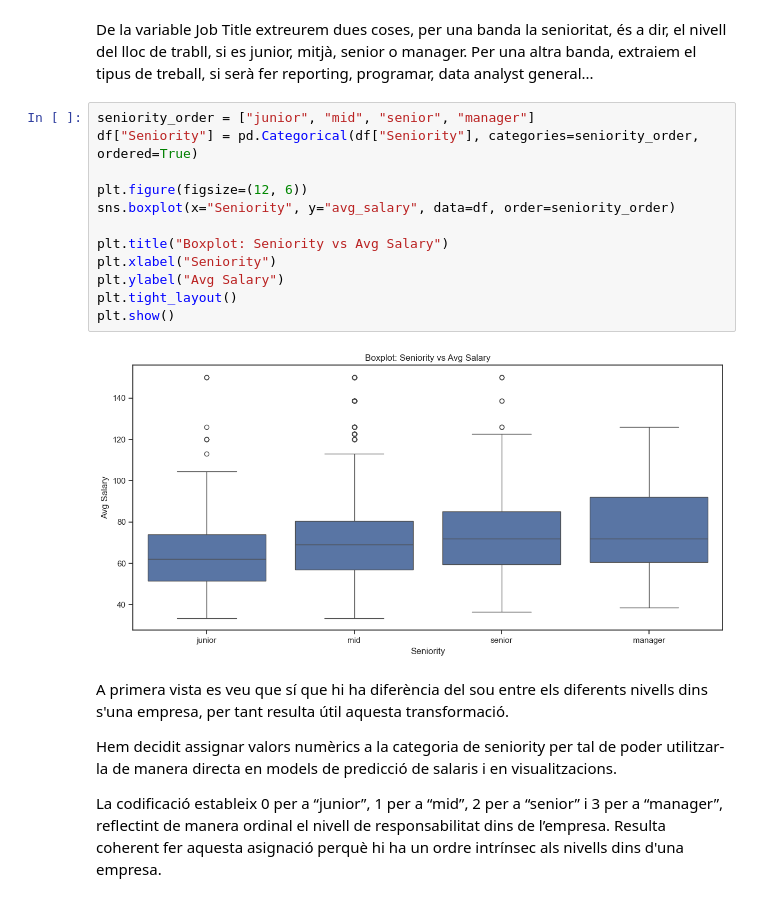
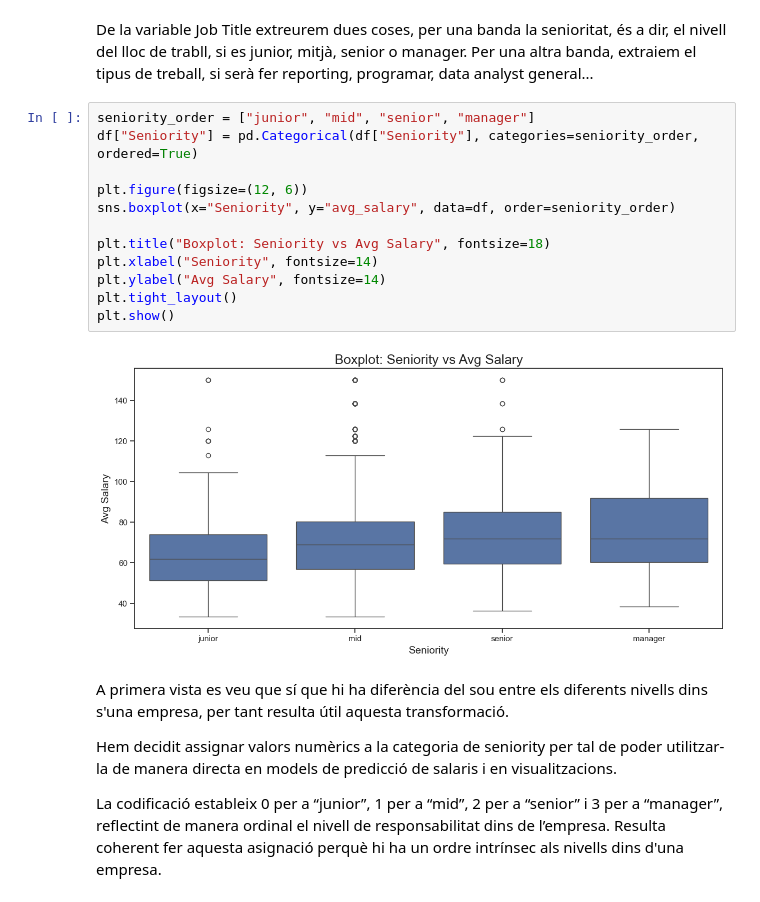
Before and after one commit to sarachillon/casKaggle, a Jupyter notebook: Preprocessing.ipynb, the cells around one changed output. Drawn from its saved outputs; the diff is of its cells as text.

```diff
--- a/Preprocessing.ipynb
+++ b/Preprocessing.ipynb
@@ -977,17 +977,17 @@ De la variable Job Title extreurem dues coses, per una banda la senioritat, és
 # %%
 seniority_order = ["junior", "mid", "senior", "manager"]
 df["Seniority"] = pd.Categorical(df["Seniority"], categories=seniority_order, ordered=True)
 
 plt.figure(figsize=(12, 6))
 sns.boxplot(x="Seniority", y="avg_salary", data=df, order=seniority_order)
 
-plt.title("Boxplot: Seniority vs Avg Salary")
-plt.xlabel("Seniority")
-plt.ylabel("Avg Salary")
+plt.title("Boxplot: Seniority vs Avg Salary", fontsize=18)
+plt.xlabel("Seniority", fontsize=14)
+plt.ylabel("Avg Salary", fontsize=14)
 plt.tight_layout()
 plt.show()
 # %% [output]
-[figure, old version]
+[figure, new version]
 # %% [markdown]
 A primera vista es veu que sí que hi ha diferència del sou entre els diferents nivells dins s'una empresa, per tant resulta útil aquesta transformació.
 
```
Also changed, not shown: parts of 2 cells of this notebook, 4 other files.
